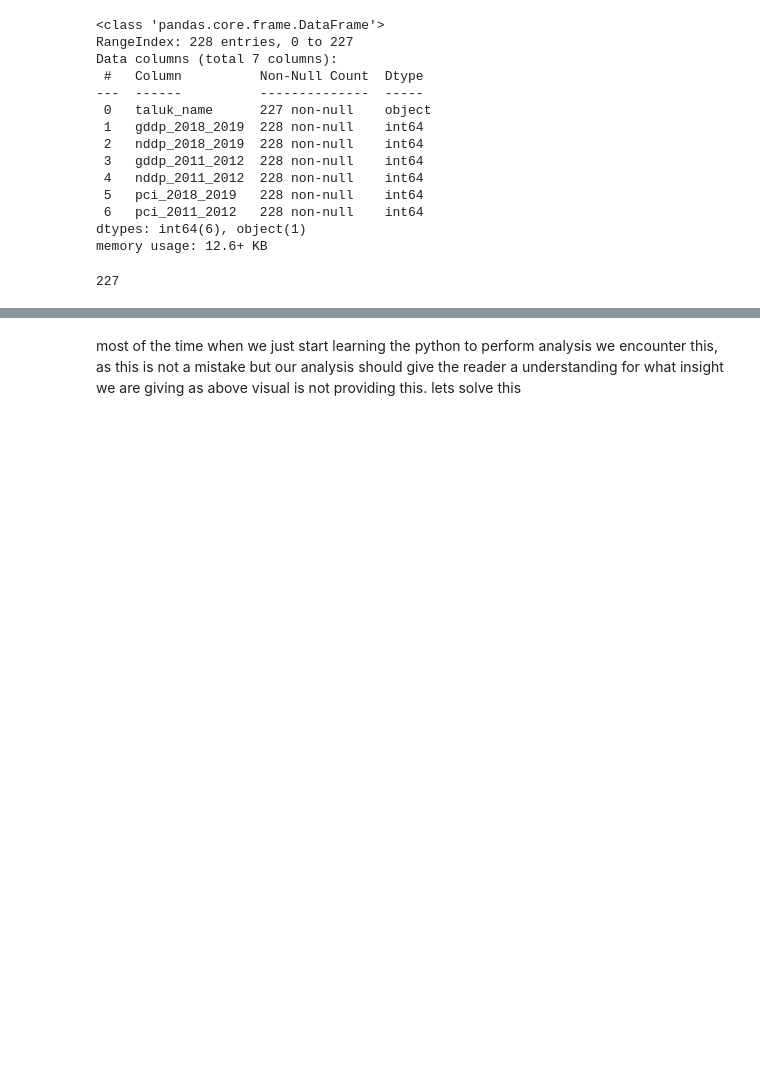
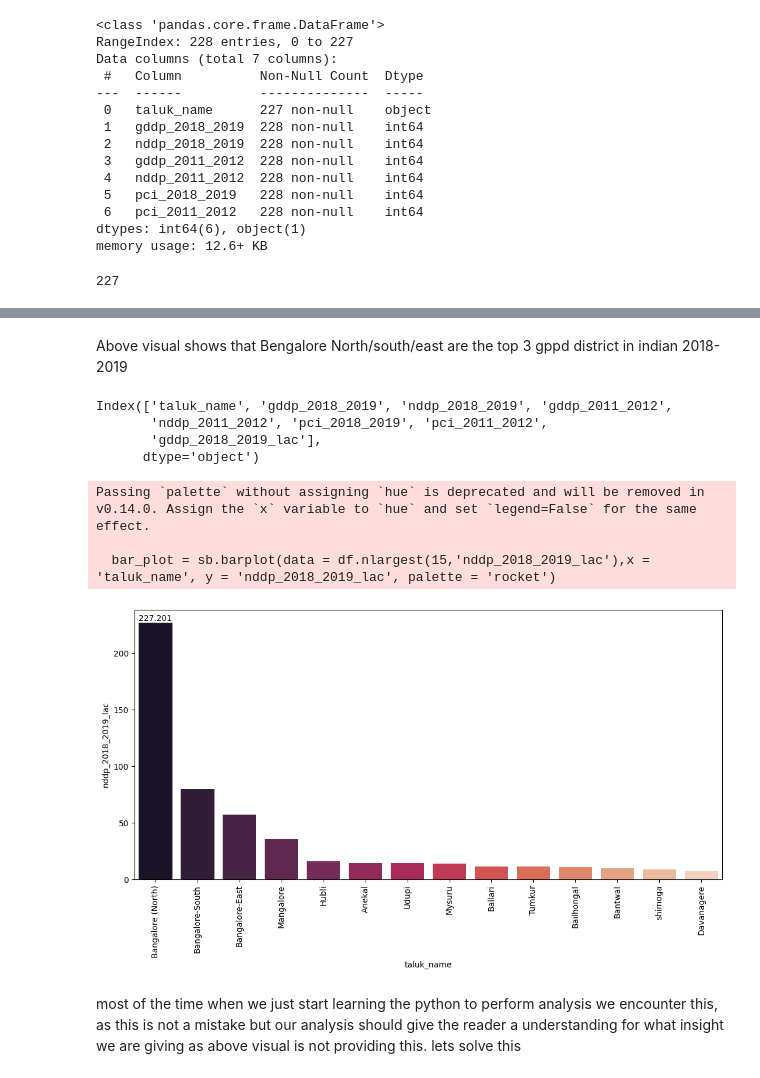
Before and after one commit to gyanbdrmagar/indian-district-income-and-per-capita-income, a Jupyter notebook: analysis.ipynb, the cells around one changed output, grey strips where cells are left out. Drawn from its saved outputs; the diff is of its cells as text; code cells hidden in the pictures; blank space fills up the shorter version.

```diff
--- a/analysis.ipynb
+++ b/analysis.ipynb
@@ -145,3 +180,27 @@ sb.barplot(data = df,x = 'taluk_name', y = 'gddp_2018_2019')
+# %% [markdown]
+Above visual shows that Bengalore North/south/east are the top 3 gppd district in indian 2018-2019
+# %%
+df.columns
+# %% [output]
+Index(['taluk_name', 'gddp_2018_2019', 'nddp_2018_2019', 'gddp_2011_2012',
+       'nddp_2011_2012', 'pci_2018_2019', 'pci_2011_2012',
+       'gddp_2018_2019_lac'],
+      dtype='object')
+# %%
+df['nddp_2018_2019_lac'] = df['nddp_2018_2019']/100000
+# %%
+''' you can also give addition point like title but just keeping it simple'''
+
+plt.figure(figsize = (13,6))
+bar_plot = sb.barplot(data = df.nlargest(15,'nddp_2018_2019_lac'),x = 'taluk_name', y = 'nddp_2018_2019_lac', palette = 'rocket')
+bar_plot.bar_label(bar_plot.containers[0])
+plt.xticks(rotation = 90)
+plt.show()
+# %% [output]
+Passing `palette` without assigning `hue` is deprecated and will be removed in v0.14.0. Assign the `x` variable to `hue` and set `legend=False` for the same effect.
+
+  bar_plot = sb.barplot(data = df.nlargest(15,'nddp_2018_2019_lac'),x = 'taluk_name', y = 'nddp_2018_2019_lac', palette = 'rocket')
+[figure, added]
 # %% [markdown]
 most of the time when we just start learning the python to perform analysis we encounter this, as this is not a mistake but our analysis should give the reader a understanding for what insight we are giving as above visual is not providing this. lets solve this
 # %% [markdown]
```
Also changed, not shown: parts of 6 cells of this notebook.
